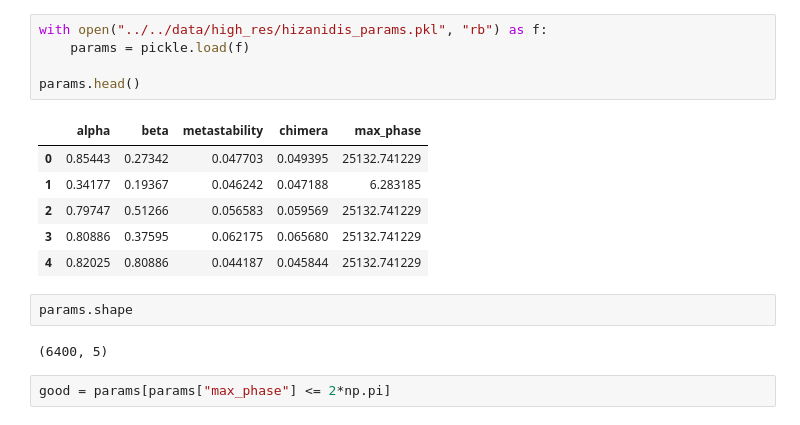
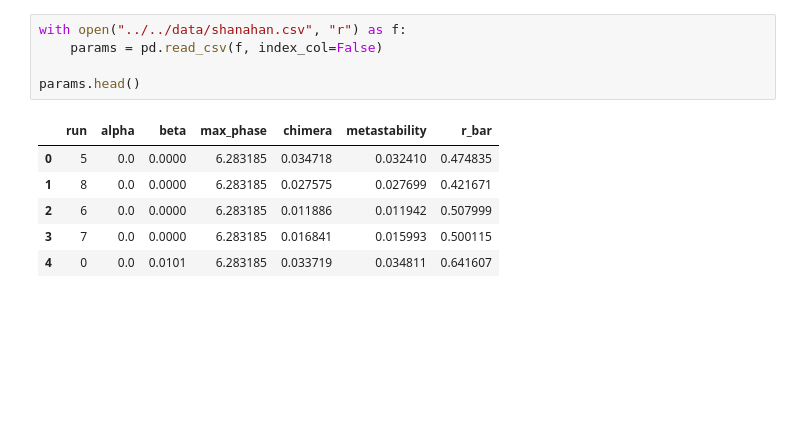
Before and after one commit to henmitch/chimera-2019, a Jupyter notebook: code/python/landscape_analysis.ipynb, the cells around one changed output. Saved outputs shown, nothing was run; the diff lists cells and outputs as text; blank space fills up the shorter version.

```diff
--- a/code/python/landscape_analysis.ipynb
+++ b/code/python/landscape_analysis.ipynb
@@ -17,18 +16,12 @@ total size is 256867  speedup is 67.30
 # %%
-with open("../../data/high_res/hizanidis_params.pkl", "rb") as f:
-    params = pickle.load(f)
+with open("../../data/shanahan.csv", "r") as f:
+    params = pd.read_csv(f, index_col=False)
 
 params.head()
 # %% [output]
-|  | alpha | beta | metastability | chimera | max_phase |
-| 0 | 0.85443 | 0.27342 | 0.047703 | 0.049395 | 25132.741229 |
-| 1 | 0.34177 | 0.19367 | 0.046242 | 0.047188 | 6.283185 |
-| 2 | 0.79747 | 0.51266 | 0.056583 | 0.059569 | 25132.741229 |
-| 3 | 0.80886 | 0.37595 | 0.062175 | 0.065680 | 25132.741229 |
-| 4 | 0.82025 | 0.80886 | 0.044187 | 0.045844 | 25132.741229 |
+|  | run | alpha | beta | max_phase | chimera | metastability | r_bar |
+| 0 | 5 | 0.0 | 0.0000 | 6.283185 | 0.034718 | 0.032410 | 0.474835 |
+| 1 | 8 | 0.0 | 0.0000 | 6.283185 | 0.027575 | 0.027699 | 0.421671 |
+| 2 | 6 | 0.0 | 0.0000 | 6.283185 | 0.011886 | 0.011942 | 0.507999 |
+| 3 | 7 | 0.0 | 0.0000 | 6.283185 | 0.016841 | 0.015993 | 0.500115 |
+| 4 | 0 | 0.0 | 0.0101 | 6.283185 | 0.033719 | 0.034811 | 0.641607 |
-# %%
-params.shape
-# %% [output]
-(6400, 5)
-# %%
-good = params[params["max_phase"] <= 2*np.pi]
```
Also changed, not shown: parts of 15 cells of this notebook, 4 other files.
